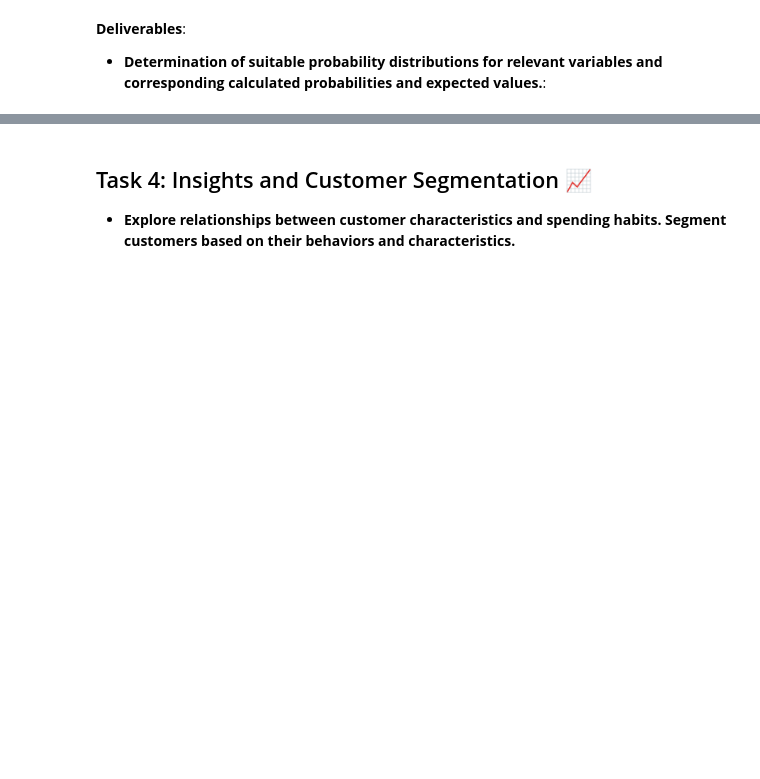
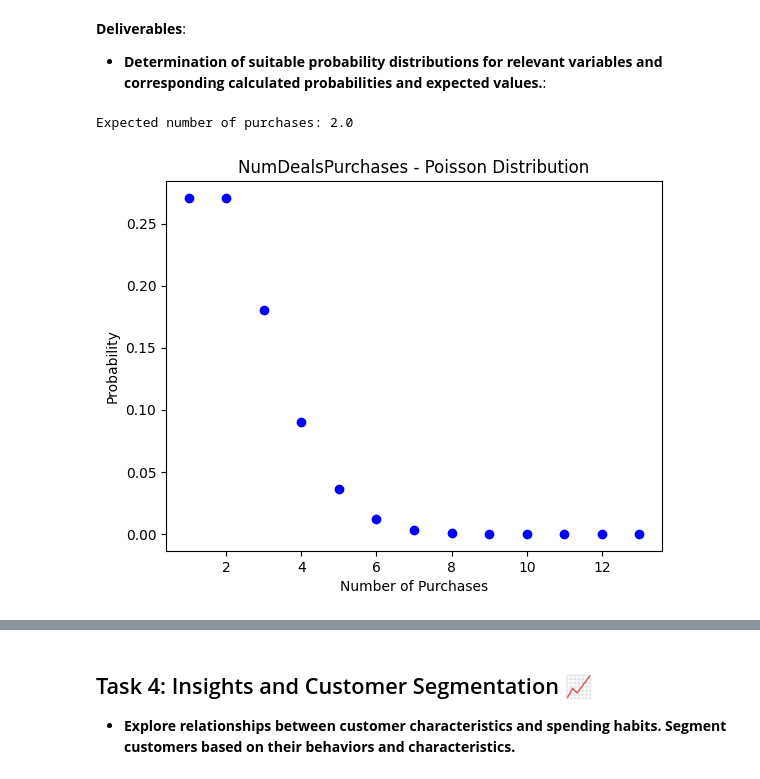
Before and after one commit to nitin7478/Capstone_EDA_project_Almabetter, a Jupyter notebook: Applied_Statistics_Project.ipynb, the cells around one changed output, grey strips where cells are left out. Cells and saved outputs as stored; diff of their text form; code cells hidden in the pictures; blank space fills up the shorter version.

```diff
--- a/Applied_Statistics_Project.ipynb
+++ b/Applied_Statistics_Project.ipynb
@@ -81,3 +255,16 @@ Data description is as follows;
 **Deliverables**:
 
 - **Determination of suitable probability distributions for relevant variables and corresponding calculated probabilities and expected values.**:
+# %%
+# NumDealsPurchases - Poisson distribution
+from scipy.stats import poisson
+purchases = [1,2,3,4,5,6,7,8,9,10,11,12,13]
+y = poisson.pmf(purchases, 2)
+plt.plot(purchases, y, 'bo')
+plt.title('NumDealsPurchases - Poisson Distribution')
+plt.xlabel('Number of Purchases')
+plt.ylabel('Probability')
+print('Expected number of purchases:', poisson.mean(2))
+# %% [output]
+Expected number of purchases: 2.0
+[figure, added]
```
Also changed, not shown: parts of 58 cells of this notebook.
